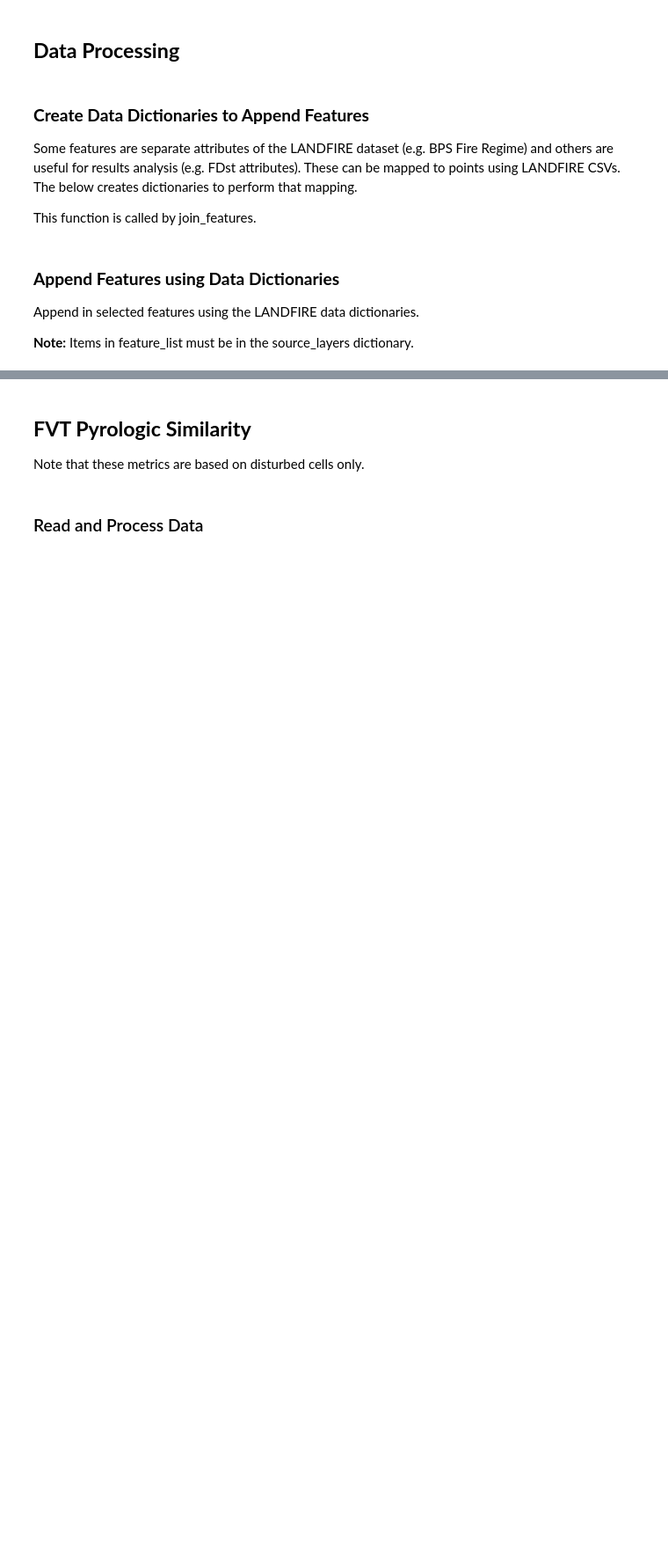
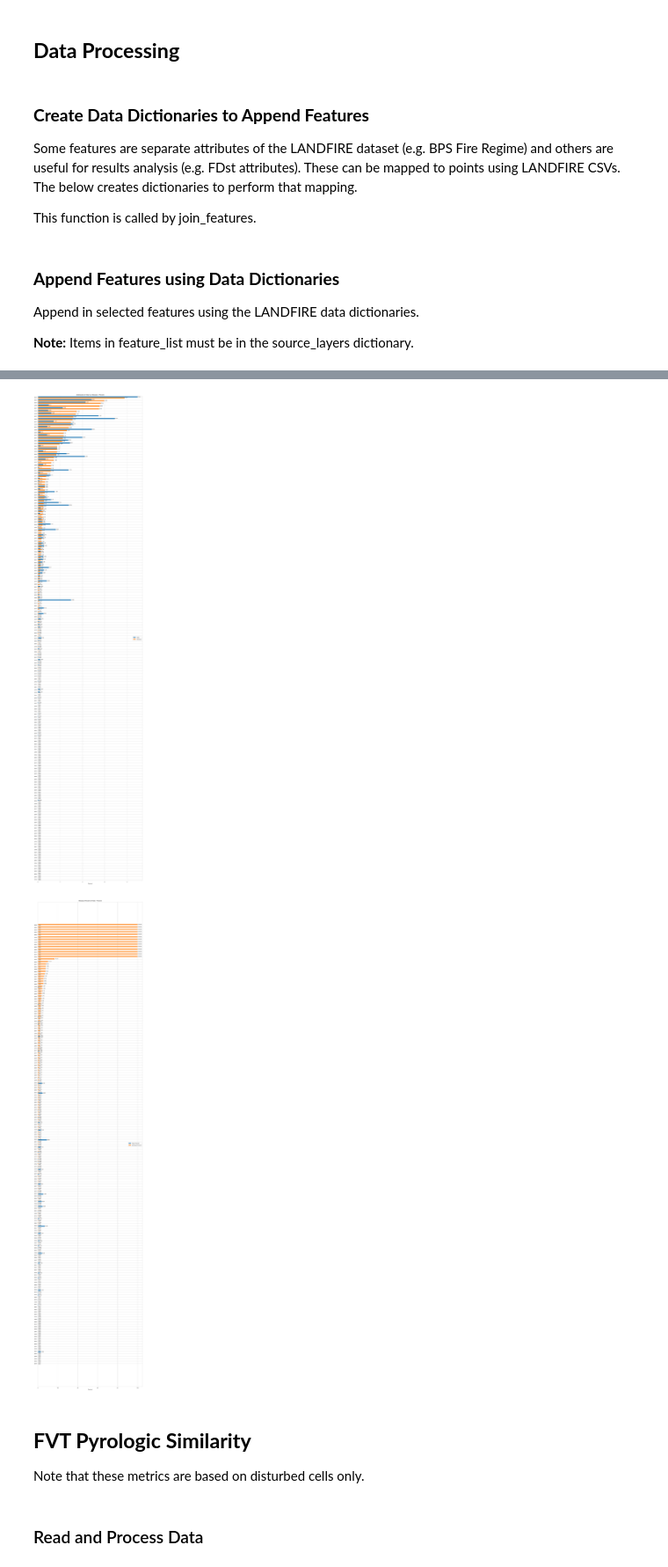
Before and after one commit to PatrickMcCornack/PNNL_Wildfire, a Jupyter notebook: fuels_attributes_raster_eval.ipynb, the cells around one changed output, grey strips where cells are left out. Shown at 88% size. Cells and saved outputs as stored; diff of their text form; code cells hidden in the pictures; blank space fills up the shorter version.

```diff
--- a/fuels_attributes_raster_eval.ipynb
+++ b/fuels_attributes_raster_eval.ipynb
@@ -258,2 +357,21 @@ __Note:__ Items in feature_list must be in the source_layers dictionary.
+# %%
+def plot_misclass_distributions(df, metric='Count', group_var='Original', figsize=(15, 30)):
+
+    # Subset to misclassified observations
+    misclass = df.loc[~(df['Original'] == df['Predictions'])]
+
+    # Subset the full dataset to only include classes in the misclassed data
+    total = df.loc[df['Original'].isin(misclass['Original'].unique())]
+
+    # Create a dictionary of the above dataset to pass to the plotting function
+    df_dict = {'total' : total,
+            'misclass' : misclass}
+
+    # Plot the data
+    title = f'Distribution of Total vs. Misclass - {metric}'
+    plot_comparison_distribution(df_dict=df_dict, group_var=group_var, metric=metric, title=title, figsize=figsize)
+
+    title = f'Misclass Percent of Total - {metric}'
+    plot_percent_total(df_dict=df_dict, group_var=group_var, metric=metric, title=title, figsize=figsize)
 # %% [markdown]
 # __FVT Predictions Evaluation__
@@ -350,3 +405,9 @@ plot_percent_total(df_dict=df_dict, group_var='Original', metric=metric, title=t
+# %%
+# Look at misclassification distributions
+plot_misclass_distributions(df, metric='Percent', group_var='Original', figsize=(15, 70))
+# %% [output]
+[figure, added]
+[figure, added]
 # %% [markdown]
 ##  __FVT Pyrologic Similarity__
 Note that these metrics are based on disturbed cells only.
```
Also changed, not shown: parts of 67 cells of this notebook.
